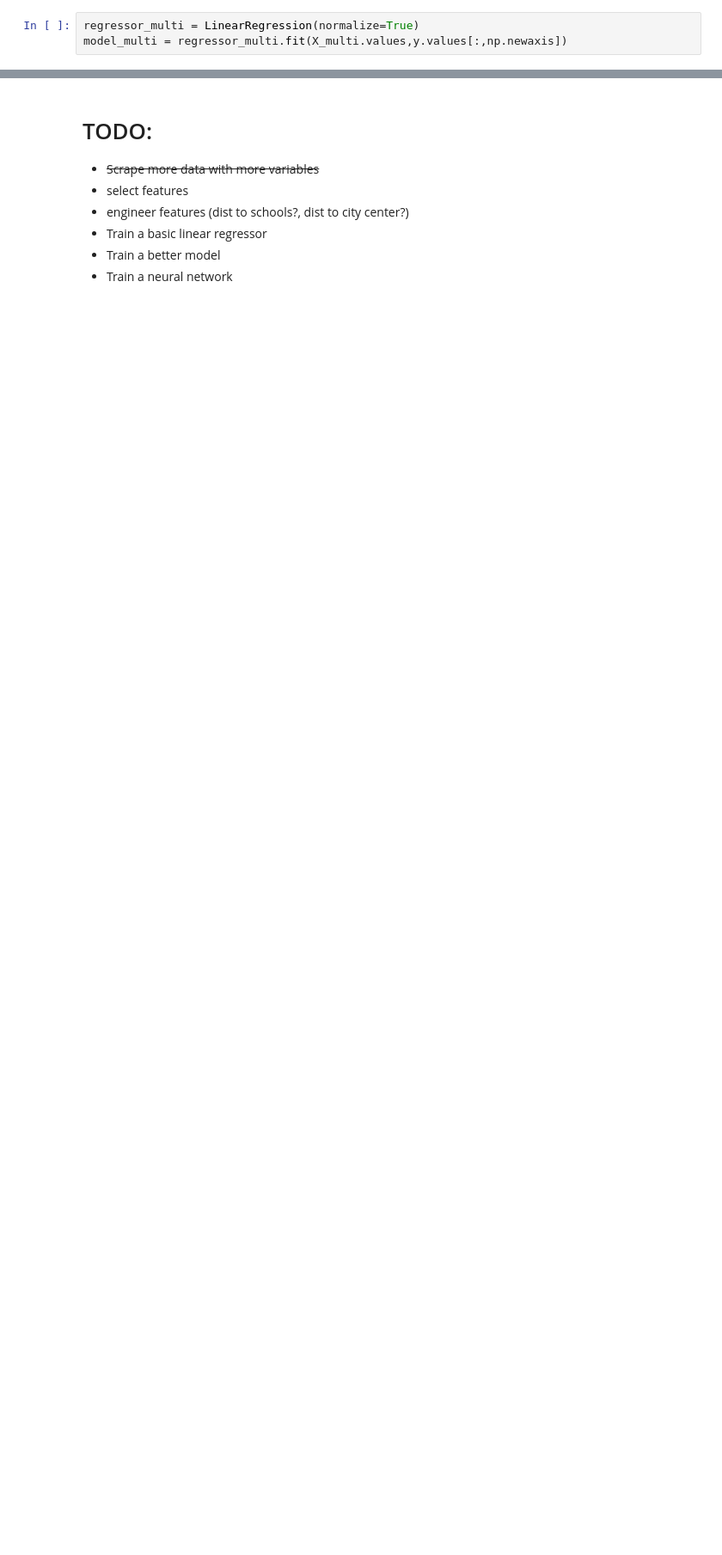
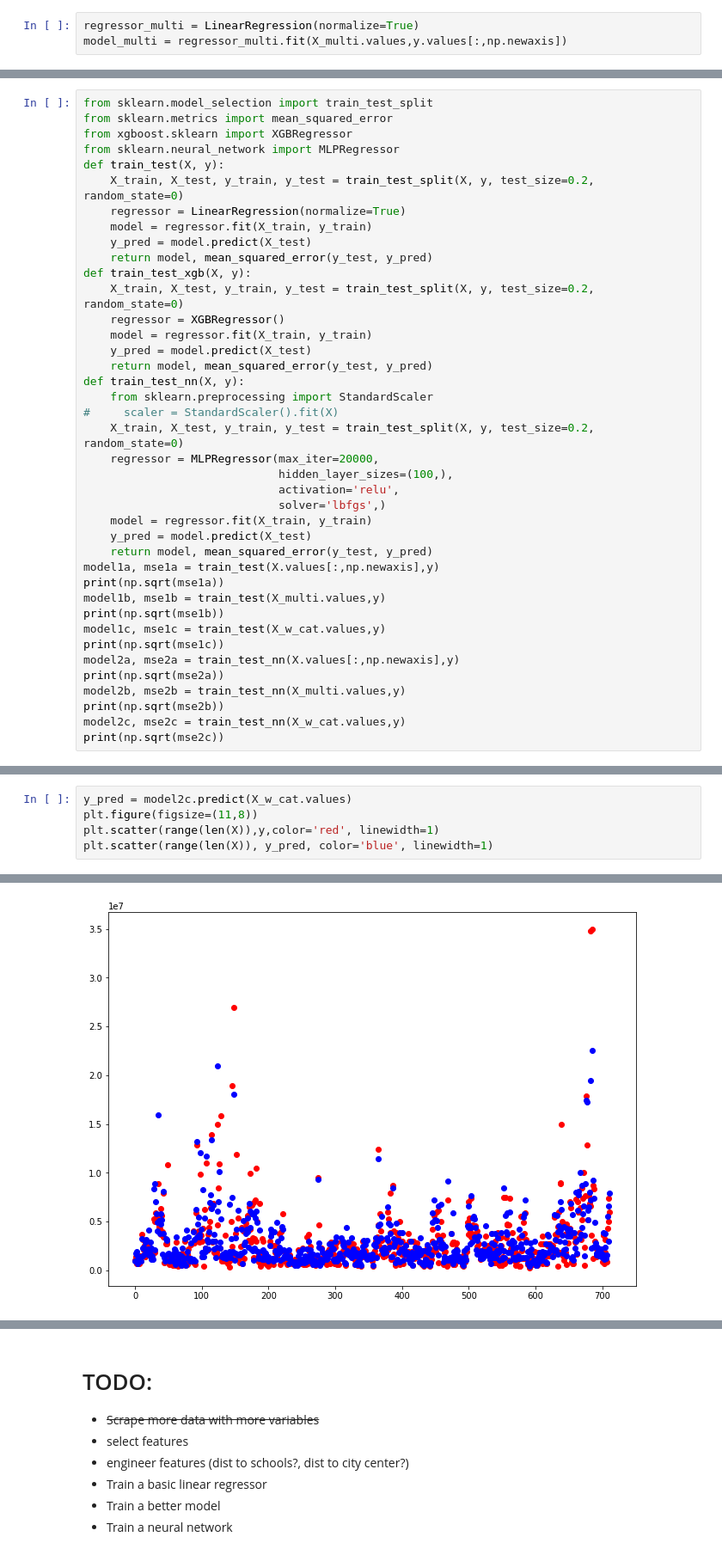
Before and after one commit to kylehounslow/vancouver_housing, a Jupyter notebook: notebooks/linear_regression.ipynb, the cells around one changed output, grey strips where cells are left out. Shown at 86% size. Saved outputs shown, nothing was run; the diff lists cells and outputs as text; blank space fills up the shorter version.

Commit message:
update linear_regression

```diff
--- a/notebooks/linear_regression.ipynb
+++ b/notebooks/linear_regression.ipynb
@@ -105,0 +160,40 @@ Right now we are not using some of the important categorical features such as Ar
+# %%
+from sklearn.model_selection import train_test_split
+from sklearn.metrics import mean_squared_error
+from xgboost.sklearn import XGBRegressor
+from sklearn.neural_network import MLPRegressor
+def train_test(X, y):
+    X_train, X_test, y_train, y_test = train_test_split(X, y, test_size=0.2, random_state=0)
+    regressor = LinearRegression(normalize=True)
+    model = regressor.fit(X_train, y_train)
+    y_pred = model.predict(X_test)
+    return model, mean_squared_error(y_test, y_pred)
+def train_test_xgb(X, y):
+    X_train, X_test, y_train, y_test = train_test_split(X, y, test_size=0.2, random_state=0)
+    regressor = XGBRegressor()
+    model = regressor.fit(X_train, y_train)
+    y_pred = model.predict(X_test)
+    return model, mean_squared_error(y_test, y_pred)
+def train_test_nn(X, y):
+    from sklearn.preprocessing import StandardScaler
+#     scaler = StandardScaler().fit(X)
+    X_train, X_test, y_train, y_test = train_test_split(X, y, test_size=0.2, random_state=0)
+    regressor = MLPRegressor(max_iter=20000,
+                             hidden_layer_sizes=(100,),
+                             activation='relu',
+                             solver='lbfgs',)
+    model = regressor.fit(X_train, y_train)
+    y_pred = model.predict(X_test)
+    return model, mean_squared_error(y_test, y_pred)
+model1a, mse1a = train_test(X.values[:,np.newaxis],y)
+print(np.sqrt(mse1a))
+model1b, mse1b = train_test(X_multi.values,y)
+print(np.sqrt(mse1b))
+model1c, mse1c = train_test(X_w_cat.values,y)
+print(np.sqrt(mse1c))
+model2a, mse2a = train_test_nn(X.values[:,np.newaxis],y)
+print(np.sqrt(mse2a))
+model2b, mse2b = train_test_nn(X_multi.values,y)
+print(np.sqrt(mse2b))
+model2c, mse2c = train_test_nn(X_w_cat.values,y)
+print(np.sqrt(mse2c))
@@ -105,0 +207,6 @@ Right now we are not using some of the important categorical features such as Ar
+# %%
+y_pred = model2c.predict(X_w_cat.values)
+plt.figure(figsize=(11,8))
+plt.scatter(range(len(X)),y,color='red', linewidth=1)
+plt.scatter(range(len(X)), y_pred, color='blue', linewidth=1)
+# %% [output]
@@ -105,0 +214 @@ Right now we are not using some of the important categorical features such as Ar
+[figure, added]
```
Also changed, not shown: parts of 23 cells of this notebook.
